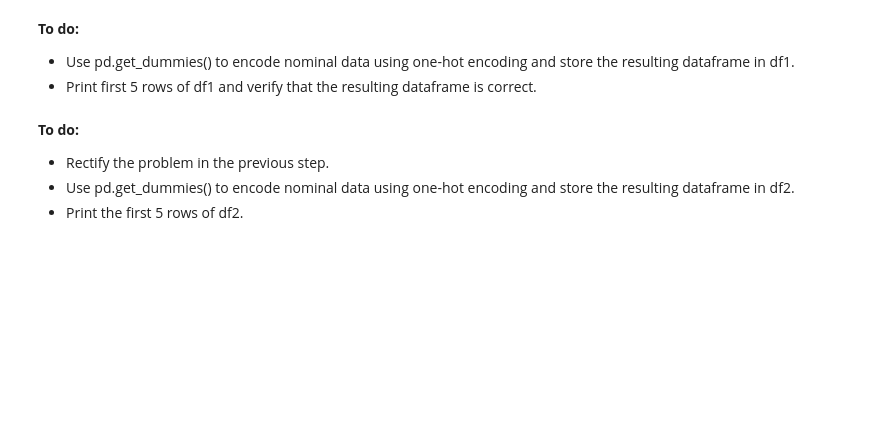
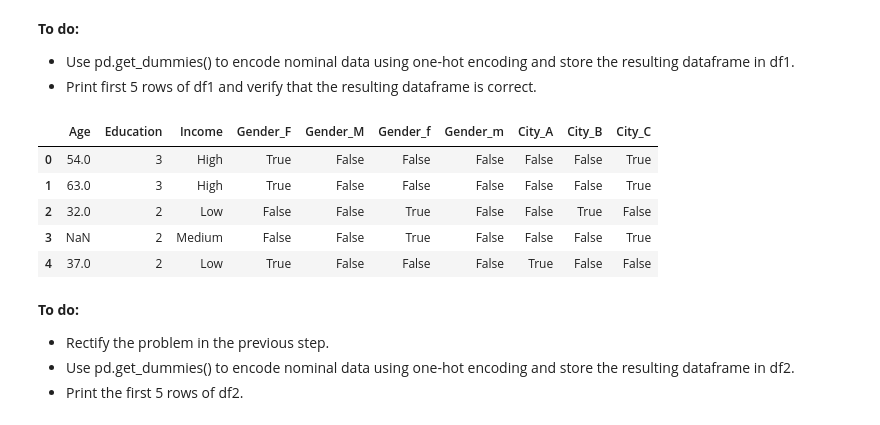
Before and after one commit to wooihaw/mlpy2507, a Jupyter notebook: exercise1.ipynb, the cells around one changed output. Cells and saved outputs as stored; diff of their text form; code cells hidden in the pictures; blank space fills up the shorter version.

```diff
--- a/exercise1.ipynb
+++ b/exercise1.ipynb
@@ -25,3 +67,6 @@ df.head()
 **To do:**
 - Remove duplicated rows if there are any
 - Check the number of remaining rows using info()
+# %%
+df = df.drop_duplicates()
+df.info()
@@ -36,3 +115,6 @@ df.head()
 - Replace missing values with NaN
 - Check the number of missing values for each column using isna().sum()
 - Print the first 5 rows of the resulting dataframe (df)
+# %%
+df = df.replace({0:np.nan})
+df.isna().sum()
@@ -45,3 +147,5 @@ df.head()
 - Print the first 5 rows of the resulting dataframe (df).
 # %%
 mapping = {'Diploma':1, 'Bachelor':2, 'Master':3, 'PhD':4}
+df['Education'] = df['Education'].map(mapping)
+df.head(5)
@@ -49,6 +160,16 @@ mapping = {'Diploma':1, 'Bachelor':2, 'Master':3, 'PhD':4}
 **To do:**
 - Use pd.get_dummies() to encode nominal data using one-hot encoding and store the resulting dataframe in df1.
 - Print first 5 rows of df1 and verify that the resulting dataframe is correct.
+# %%
+df1 = pd.get_dummies(df, columns=['Gender', 'City'])
+df1.head(5)
+# %% [output]
+|  | Age | Education | Income | Gender_F | Gender_M | Gender_f | Gender_m | City_A | City_B | City_C |
+| 0 | 54.0 | 3 | High | True | False | False | False | False | False | True |
+| 1 | 63.0 | 3 | High | True | False | False | False | False | False | True |
+| 2 | 32.0 | 2 | Low | False | False | True | False | False | True | False |
+| 3 | NaN | 2 | Medium | False | False | True | False | False | False | True |
+| 4 | 37.0 | 2 | Low | True | False | False | False | True | False | False |
 # %% [markdown]
 **To do:**
 - Rectify the problem in the previous step.
```
Also changed, not shown: parts of 15 cells of this notebook, 3 other files.
